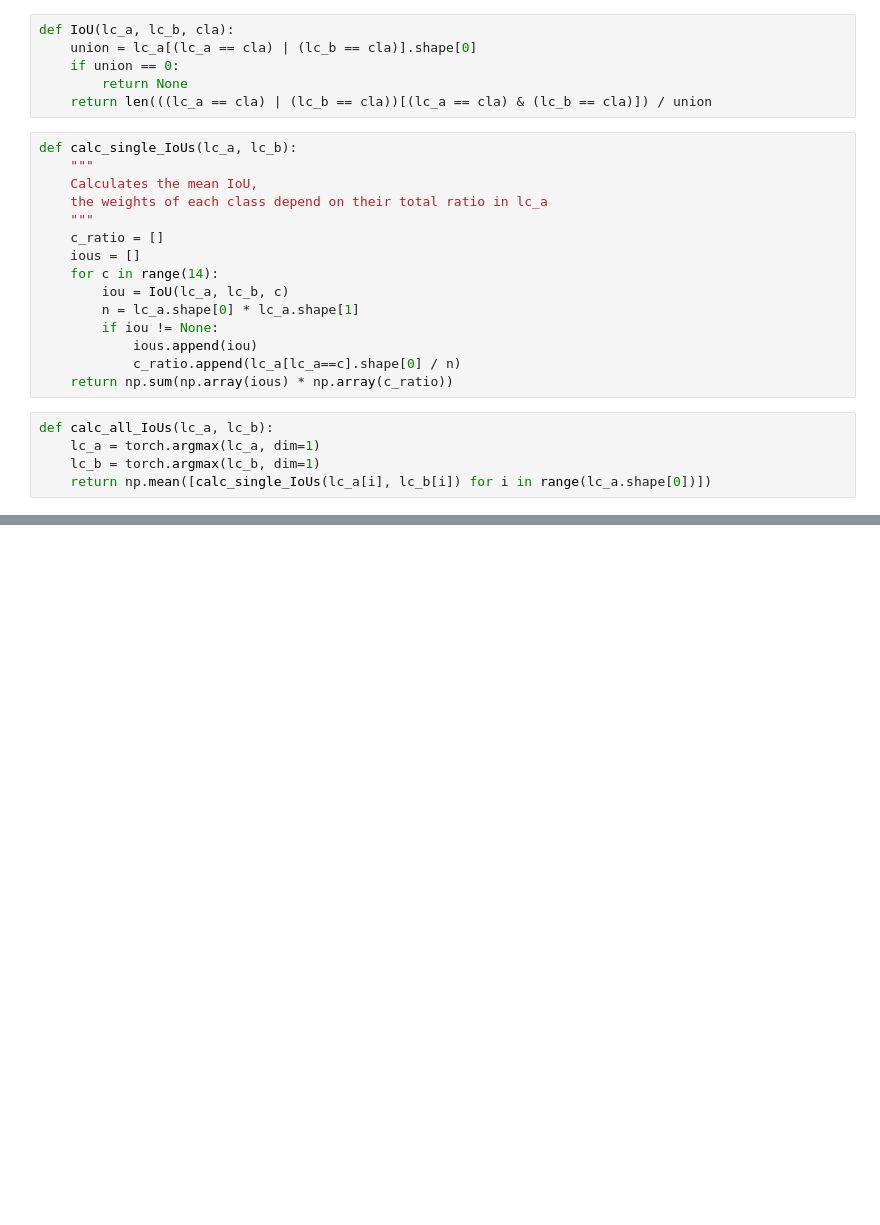
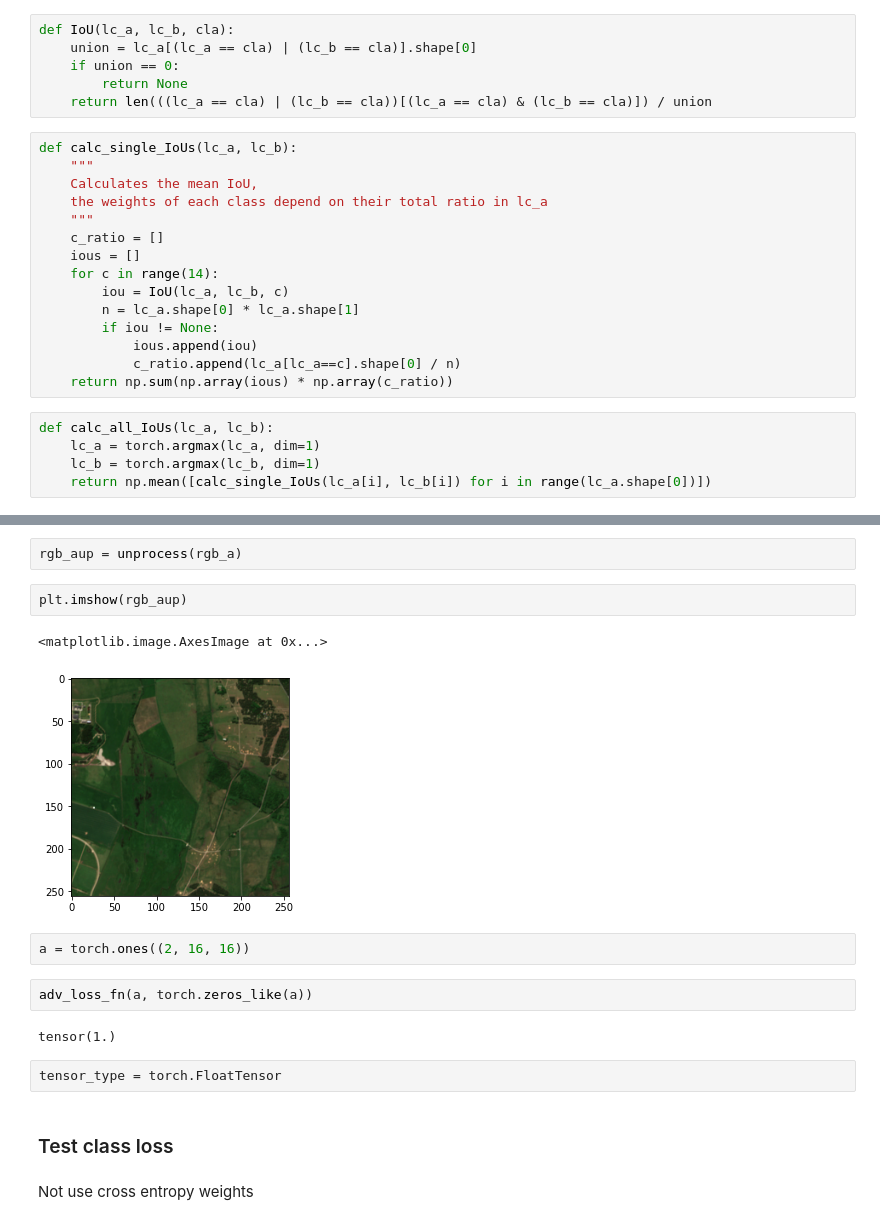
Before and after one commit to hugisveitti/thesis, a Jupyter notebook: code/model/test_losses.ipynb, the cells around one changed output, grey strips where cells are left out. Saved outputs shown, nothing was run; the diff lists cells and outputs as text; blank space fills up the shorter version.

```diff
--- a/code/model/test_losses.ipynb
+++ b/code/model/test_losses.ipynb
@@ -318,0 +252,19 @@ tensor([[[6, 6, 6,  ..., 2, 2, 2],
+# %%
+rgb_aup = unprocess(rgb_a)
+# %%
+plt.imshow(rgb_aup)
+# %% [output]
+<matplotlib.image.AxesImage at 0x...>
+[figure, added]
+# %%
+a = torch.ones((2, 16, 16))
+# %%
+adv_loss_fn(a, torch.zeros_like(a))
+# %% [output]
+tensor(1.)
+# %%
+tensor_type = torch.FloatTensor
+# %% [markdown]
+### Test class loss
+# %% [markdown]
+Not use cross entropy weights
```
Also changed, not shown: parts of 96 cells of this notebook, 6 other files.
